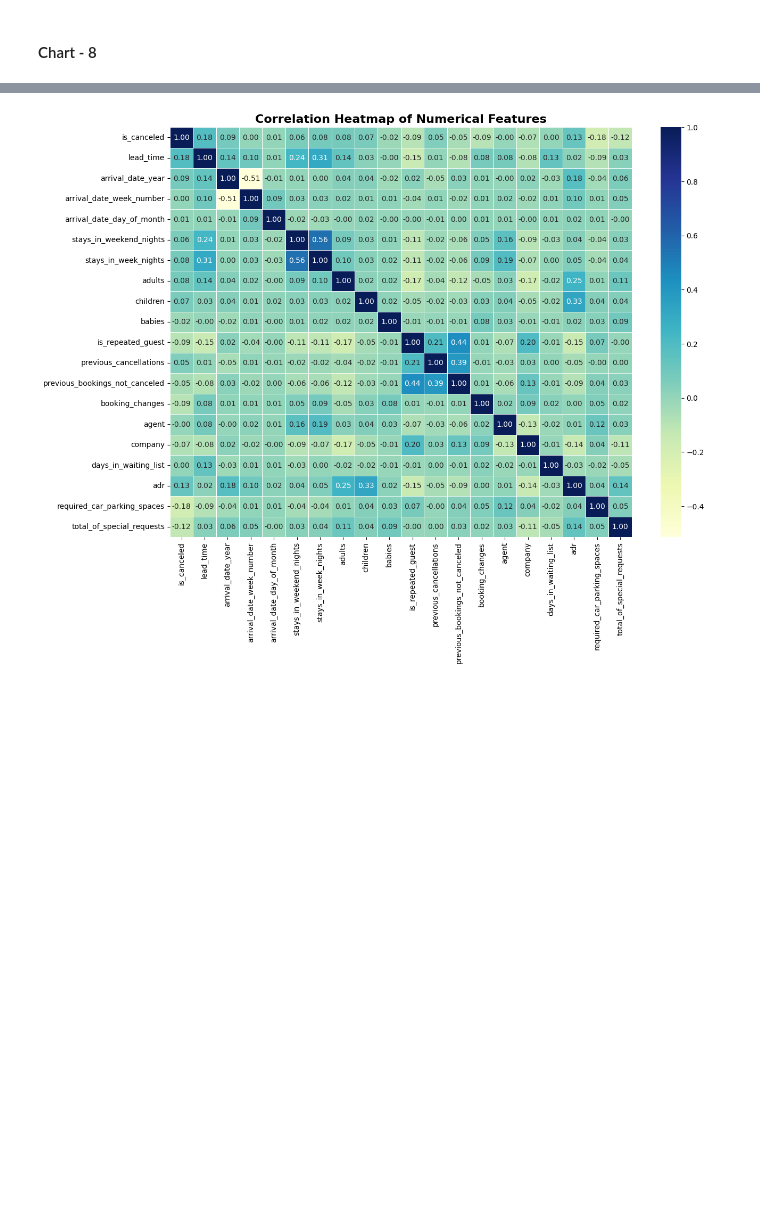
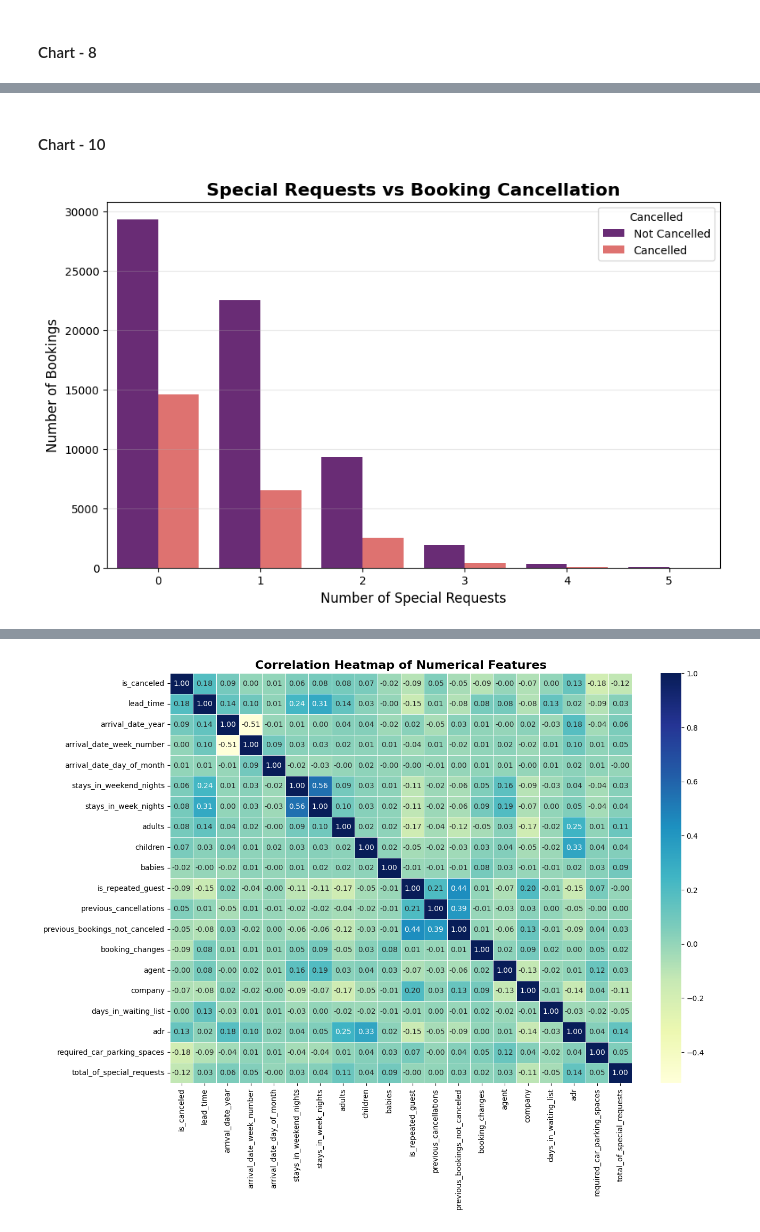
Before and after one commit to asmita214/Hotel-Booking-EDA, a Jupyter notebook: Sample_EDA_Submission_Template.ipynb, the cells around one changed output, grey strips where cells are left out. Saved outputs shown, nothing was run; the diff lists cells and outputs as text; code cells hidden in the pictures; blank space fills up the shorter version.

```diff
--- a/Sample_EDA_Submission_Template.ipynb
+++ b/Sample_EDA_Submission_Template.ipynb
@@ -757,0 +864,26 @@ Offering only No Deposit bookings may increase cancellation risk and revenue unc
+# %% [markdown]
+#### Chart - 10
+# %%
+plt.figure(figsize=(10,6))
+
+sns.countplot(
+    data=df1,
+    x='total_of_special_requests',
+    hue='is_canceled',
+    palette='magma'
+)
+plt.title(
+    'Special Requests vs Booking Cancellation',
+    fontsize=16,
+    fontweight='bold'
+)
+plt.xlabel('Number of Special Requests', fontsize=12)
+plt.ylabel('Number of Bookings', fontsize=12)
+plt.legend(
+    title='Cancelled',
+    labels=['Not Cancelled', 'Cancelled']
+)
+plt.grid(axis='y', alpha=0.3)
+plt.show()
+# %% [output]
+[figure, added]
```
Also changed, not shown: parts of 101 cells of this notebook.
